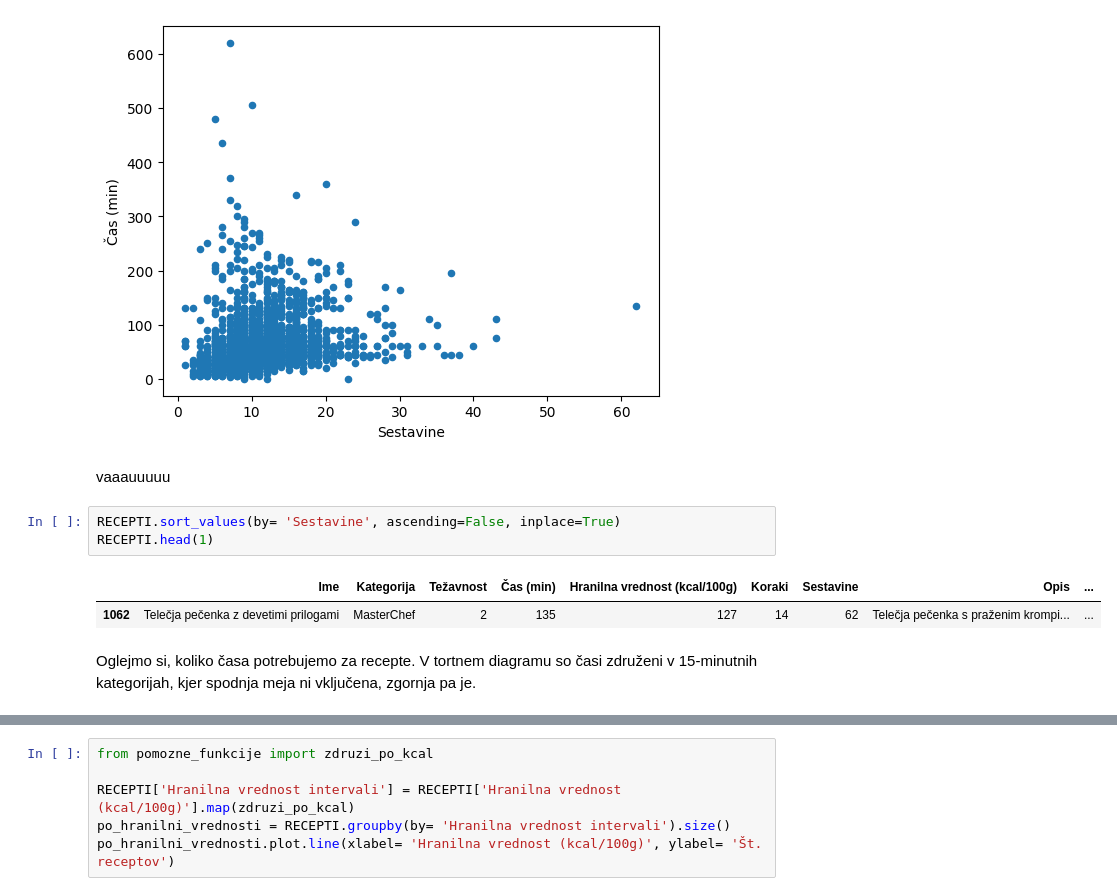
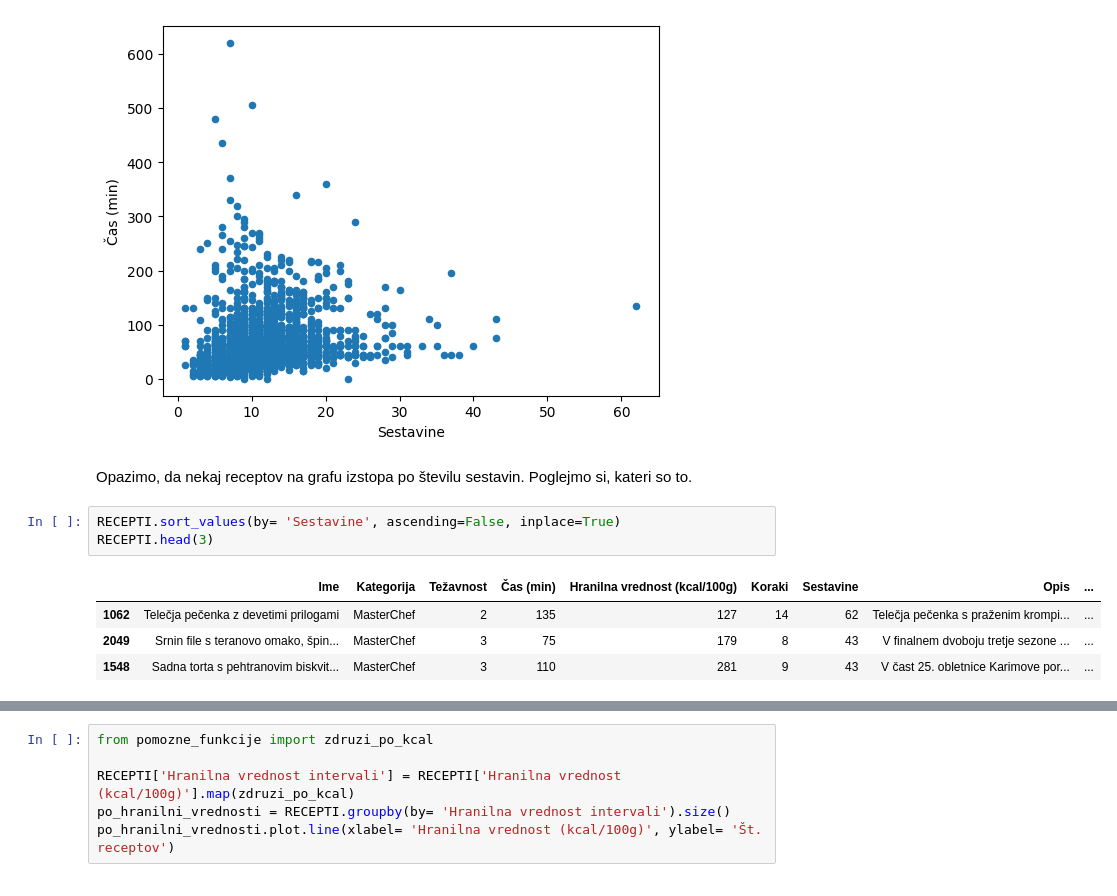
Before and after one commit to LaraVettorazzi/Projektna-naloga-UVP, a Jupyter notebook: analiza_podatkov.ipynb, the cells around one changed output, grey strips where cells are left out. Drawn from its saved outputs; the diff is of its cells as text.

```diff
--- a/analiza_podatkov.ipynb
+++ b/analiza_podatkov.ipynb
@@ -62,14 +75,13 @@ RECEPTI.plot.scatter('Sestavine', 'Čas (min)')
 # %% [output]
 <Axes: xlabel='Sestavine', ylabel='Čas (min)'>
 [figure]
-# %% [markdown]
-vaaauuuuu
+# %% [markdown]
+Opazimo, da nekaj receptov na grafu izstopa po številu sestavin. Poglejmo si, kateri so to.
 # %%
 RECEPTI.sort_values(by= 'Sestavine', ascending=False, inplace=True)
-RECEPTI.head(1)
+RECEPTI.head(3)
 # %% [output]
 |  | Ime | Kategorija | Težavnost | Čas (min) | Hranilna vrednost (kcal/100g) | Koraki | Sestavine | Opis | ... |
 | 1062 | Telečja pečenka z devetimi prilogami | MasterChef | 2 | 135 | 127 | 14 | 62 | Telečja pečenka s praženim krompi... | ... |
+| 2049 | Srnin file s teranovo omako, špin... | MasterChef | 3 | 75 | 179 | 8 | 43 | V finalnem dvoboju tretje sezone ... | ... |
+| 1548 | Sadna torta s pehtranovim biskvit... | MasterChef | 3 | 110 | 281 | 9 | 43 | V čast 25. obletnice Karimove por... | ... |
-# %% [markdown]
-Oglejmo si, koliko časa potrebujemo za recepte.
-V tortnem diagramu so časi združeni v 15-minutnih kategorijah, kjer spodnja meja ni vključena, zgornja pa je.
```
Also changed, not shown: parts of 14 cells of this notebook.
